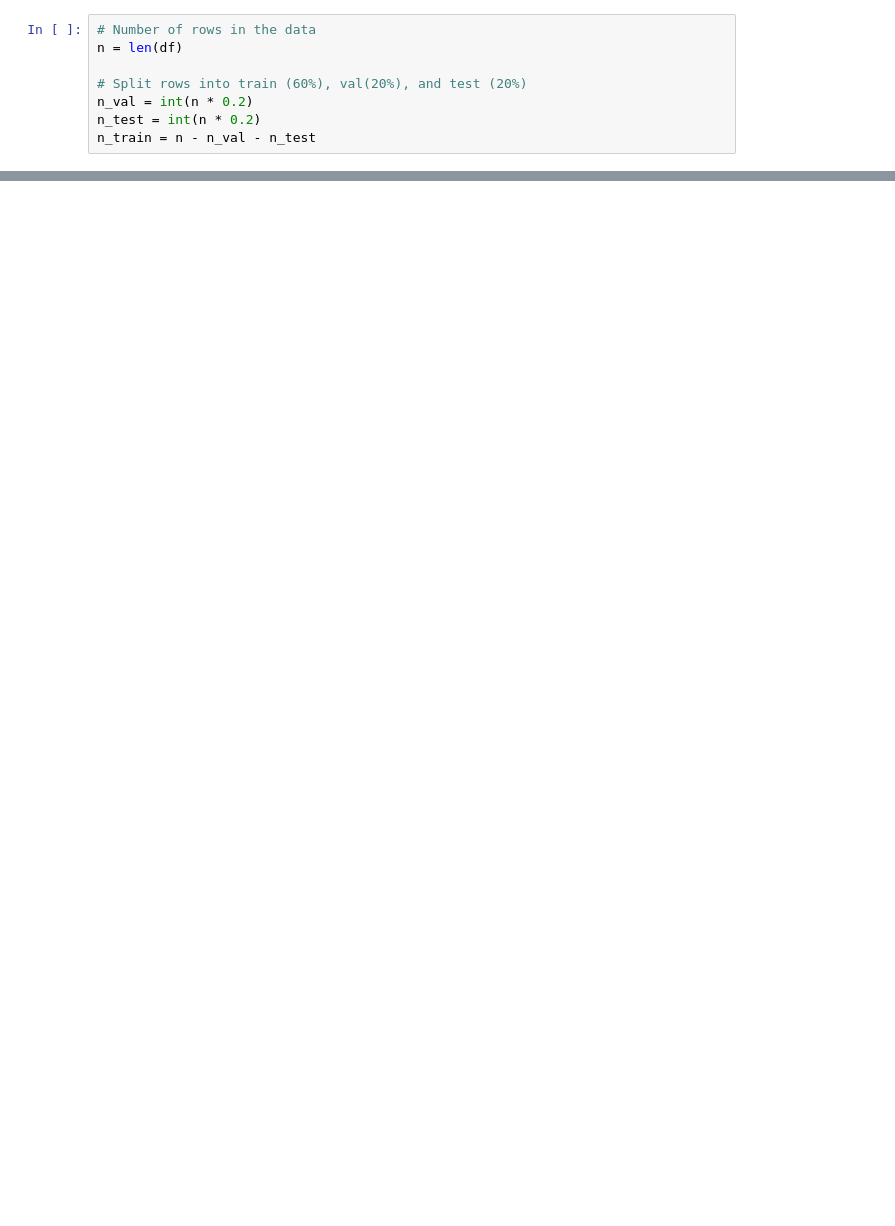
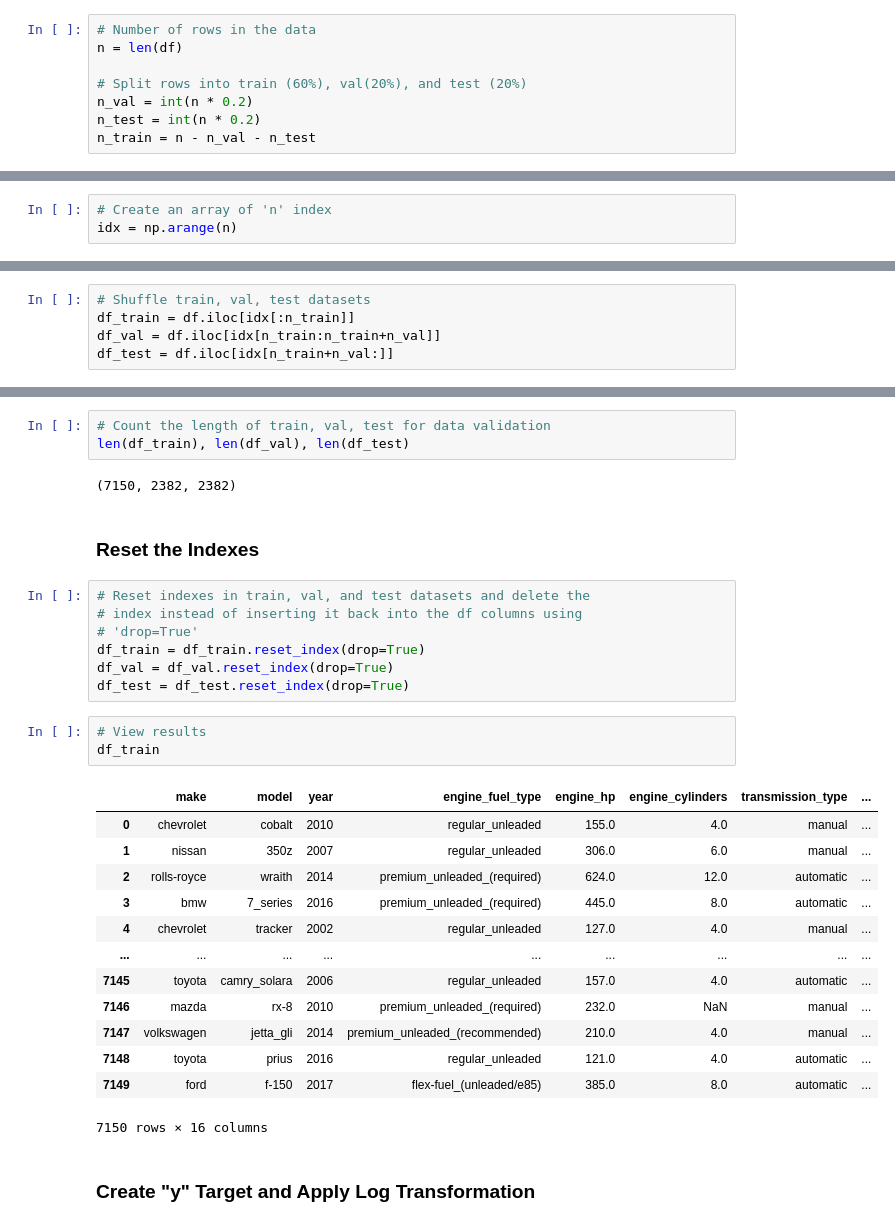
Before and after one commit to MuhammadAwon/ml-engineering, a Jupyter notebook: 02-regression/car-price-prediction.ipynb, the cells around one changed output, grey strips where cells are left out. Drawn from its saved outputs; the diff is of its cells as text; blank space fills up the shorter version.

```diff
--- a/02-regression/car-price-prediction.ipynb
+++ b/02-regression/car-price-prediction.ipynb
@@ -208,0 +224,3 @@ n, n_val + n_test + n_train
+# %%
+# Create an array of 'n' index
+idx = np.arange(n)
@@ -208,0 +231,5 @@ n, n_val + n_test + n_train
+# %%
+# Shuffle train, val, test datasets
+df_train = df.iloc[idx[:n_train]]
+df_val = df.iloc[idx[n_train:n_train+n_val]]
+df_test = df.iloc[idx[n_train+n_val:]]
@@ -208,0 +246,33 @@ n, n_val + n_test + n_train
+# %%
+# Count the length of train, val, test for data validation
+len(df_train), len(df_val), len(df_test)
+# %% [output]
+(7150, 2382, 2382)
+# %% [markdown]
+### Reset the Indexes
+# %%
+# Reset indexes in train, val, and test datasets and delete the
+# index instead of inserting it back into the df columns using
+# 'drop=True'
+df_train = df_train.reset_index(drop=True)
+df_val = df_val.reset_index(drop=True)
+df_test = df_test.reset_index(drop=True)
+# %%
+# View results
+df_train
+# %% [output]
+|  | make | model | year | engine_fuel_type | engine_hp | engine_cylinders | transmission_type | ... |
+| 0 | chevrolet | cobalt | 2010 | regular_unleaded | 155.0 | 4.0 | manual | ... |
+| 1 | nissan | 350z | 2007 | regular_unleaded | 306.0 | 6.0 | manual | ... |
+| 2 | rolls-royce | wraith | 2014 | premium_unleaded_(required) | 624.0 | 12.0 | automatic | ... |
+| 3 | bmw | 7_series | 2016 | premium_unleaded_(required) | 445.0 | 8.0 | automatic | ... |
+| 4 | chevrolet | tracker | 2002 | regular_unleaded | 127.0 | 4.0 | manual | ... |
+| ... | ... | ... | ... | ... | ... | ... | ... | ... |
+| 7145 | toyota | camry_solara | 2006 | regular_unleaded | 157.0 | 4.0 | automatic | ... |
+| 7146 | mazda | rx-8 | 2010 | premium_unleaded_(required) | 232.0 | NaN | manual | ... |
+| 7147 | volkswagen | jetta_gli | 2014 | premium_unleaded_(recommended) | 210.0 | 4.0 | manual | ... |
+| 7148 | toyota | prius | 2016 | regular_unleaded | 121.0 | 4.0 | automatic | ... |
+| 7149 | ford | f-150 | 2017 | flex-fuel_(unleaded/e85) | 385.0 | 8.0 | automatic | ... |
+7150 rows × 16 columns
+# %% [markdown]
+### Create "y" Target and Apply Log Transformation
```
Also changed, not shown: parts of 27 cells of this notebook.
